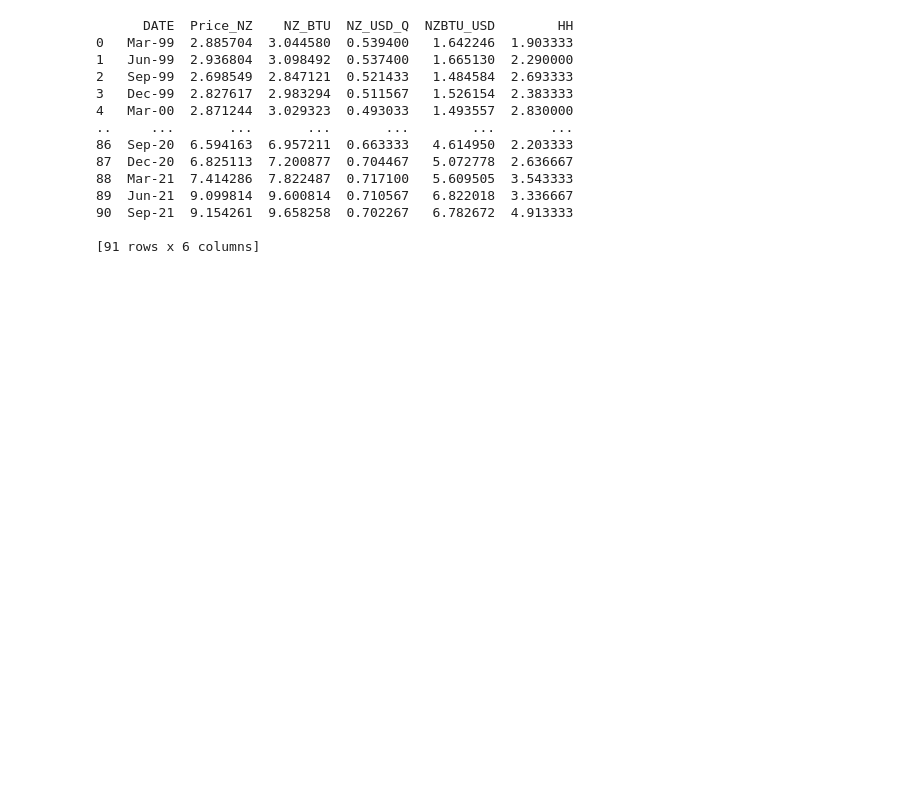
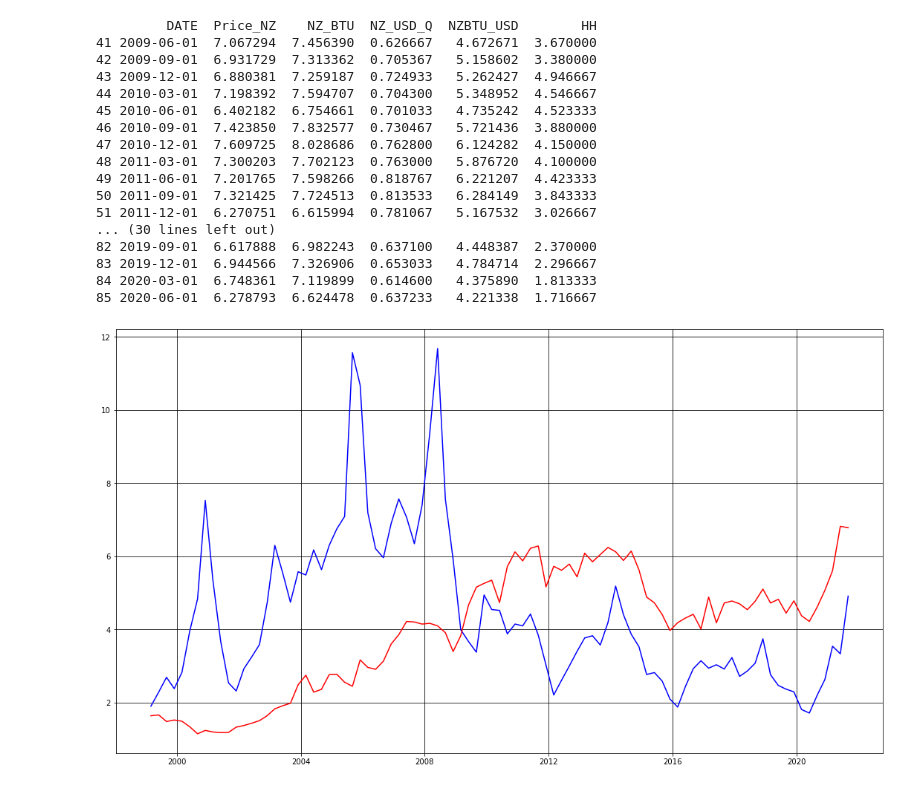
Before and after one commit to joe-ascroft/phd, a Jupyter notebook: jupyter code/metrics/gas nz.ipynb, the cells around one changed output. Saved outputs shown, nothing was run; the diff lists cells and outputs as text; code cells hidden in the pictures; blank space fills up the shorter version.

```diff
--- a/jupyter code/metrics/gas nz.ipynb
+++ b/jupyter code/metrics/gas nz.ipynb
@@ -1,33 +1,47 @@
 # %%
 import numpy as np
 import pandas as pd
 import datetime as dt
 import datapackage
 import matplotlib.pyplot as plt
 import matplotlib.dates as dates
 import statsmodels.api as sm
 import statsmodels.formula.api as smf
+import statsmodels.tsa.stattools as ts
 
 url = 'https://raw.githubusercontent.com/joe-ascroft/phd/master/data/df_nzgas.csv'
 df = pd.read_csv(url)
 df["DATE"] = pd.to_datetime(df["DATE"],dayfirst=True)
+for col in df.columns[1:]:
+    df[col] = pd.to_numeric(df[col],errors='coerce')
 
-print(df)
+df2 = df[(df['DATE'] > '2009-3-1') & (df['DATE'] <= '2020-6-10')]
+print(df2)
+
+fig = plt.gcf()
+fig.set_size_inches(18.5, 10.5)
+plt.plot(df['DATE'],df['HH'],color='blue')
+plt.plot(df['DATE'],df['NZBTU_USD'],color='red')
+plt.grid(color="black")
 # %% [output]
-      DATE  Price_NZ    NZ_BTU  NZ_USD_Q  NZBTU_USD        HH
-0   Mar-99  2.885704  3.044580  0.539400   1.642246  1.903333
-1   Jun-99  2.936804  3.098492  0.537400   1.665130  2.290000
-2   Sep-99  2.698549  2.847121  0.521433   1.484584  2.693333
-3   Dec-99  2.827617  2.983294  0.511567   1.526154  2.383333
-4   Mar-00  2.871244  3.029323  0.493033   1.493557  2.830000
-..     ...       ...       ...       ...        ...       ...
-86  Sep-20  6.594163  6.957211  0.663333   4.614950  2.203333
-87  Dec-20  6.825113  7.200877  0.704467   5.072778  2.636667
-88  Mar-21  7.414286  7.822487  0.717100   5.609505  3.543333
-89  Jun-21  9.099814  9.600814  0.710567   6.822018  3.336667
-90  Sep-21  9.154261  9.658258  0.702267   6.782672  4.913333
-
-[91 rows x 6 columns]
+         DATE  Price_NZ    NZ_BTU  NZ_USD_Q  NZBTU_USD        HH
+41 2009-06-01  7.067294  7.456390  0.626667   4.672671  3.670000
+42 2009-09-01  6.931729  7.313362  0.705367   5.158602  3.380000
+43 2009-12-01  6.880381  7.259187  0.724933   5.262427  4.946667
+44 2010-03-01  7.198392  7.594707  0.704300   5.348952  4.546667
+45 2010-06-01  6.402182  6.754661  0.701033   4.735242  4.523333
+46 2010-09-01  7.423850  7.832577  0.730467   5.721436  3.880000
+47 2010-12-01  7.609725  8.028686  0.762800   6.124282  4.150000
+48 2011-03-01  7.300203  7.702123  0.763000   5.876720  4.100000
+49 2011-06-01  7.201765  7.598266  0.818767   6.221207  4.423333
+50 2011-09-01  7.321425  7.724513  0.813533   6.284149  3.843333
+51 2011-12-01  6.270751  6.615994  0.781067   5.167532  3.026667
+... (30 lines left out)
+82 2019-09-01  6.617888  6.982243  0.637100   4.448387  2.370000
+83 2019-12-01  6.944566  7.326906  0.653033   4.784714  2.296667
+84 2020-03-01  6.748361  7.119899  0.614600   4.375890  1.813333
+85 2020-06-01  6.278793  6.624478  0.637233   4.221338  1.716667
+[figure, added]
 # %%
 result = smf.ols(formula="HH ~ NZBTU_USD", data=df).fit()
 print(result.summary())
```
Also changed, not shown: parts of 3 cells of this notebook.
